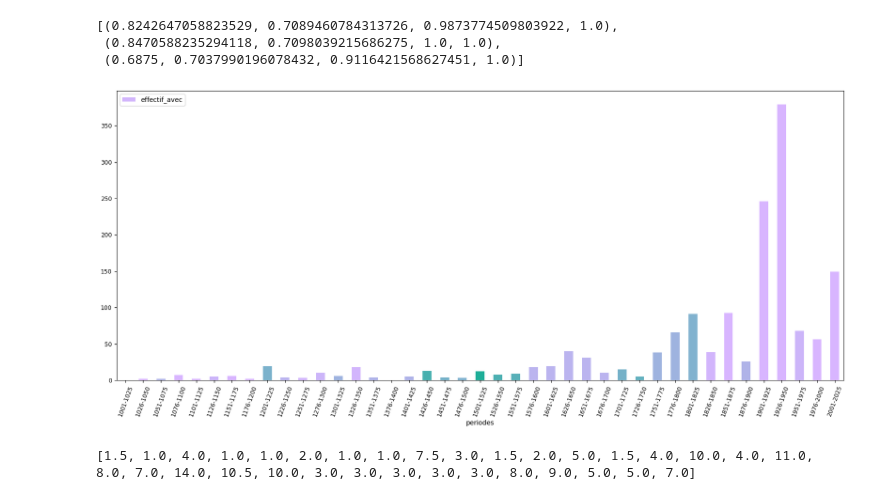
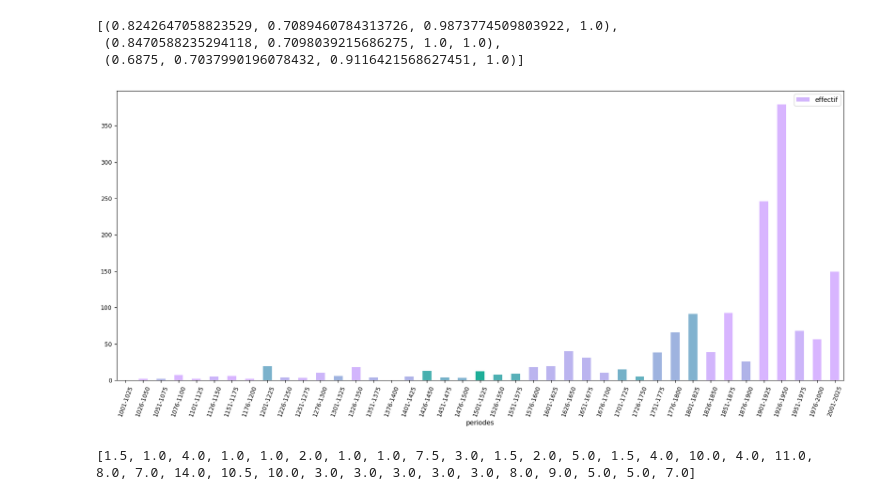
Before and after one commit to Sciences-historiques-numeriques/histoire_numerique_methodes, a Jupyter notebook: visualisation_exploration/wikidata_batailles.ipynb, the cells around one changed output. Saved outputs shown, nothing was run; the diff lists cells and outputs as text; code cells hidden in the pictures.

```diff
--- a/visualisation_exploration/wikidata_batailles.ipynb
+++ b/visualisation_exploration/wikidata_batailles.ipynb
@@ -714,6 +694,6 @@ cdf_b[(cdf_b['days_duration'] > 0)\
 ### Regrouper et compter par génération avec la fonction Pandas 'groupby' (équivalente à la précédente)
 # Pertinent en fonction de critères de domaine liés à l'âge
 avec_duration = pd.DataFrame(cdf_b[cdf_b.days_duration > 0].groupby('periodes').size())
-avec_duration.columns = ['effectif_avec']
+avec_duration.columns = ['effectif']
 avec_duration.tail()
 # %% [output]
@@ -786,13 +765,14 @@ colors[:3]
 # %%
 ### Documentation
 # https://pandas.pydata.org/pandas-docs/stable/reference/api/pandas.DataFrame.plot.bar.html
 ## pour les couleurs
 # https://stackoverflow.com/questions/60132409/use-a-third-column-of-values-to-map-a-color-gradient-to-a-plot-of-column-1-and-c
+# https://stackoverflow.com/questions/66716402/how-to-and-apply-custom-gradient-colormap-on-a-bar-chart
 
-ax = merged_median.plot.bar(rot=70, y='effectif_avec', fontsize=9, figsize=(20,8), color = colors)
+ax = merged_median.plot.bar(rot=70, y='effectif', fontsize=9, figsize=(20,8), color = colors)
 plt.show()
 # %% [output]
-[figure, old version]
+[figure, new version]
 # %%
 print(medians)
 # %% [output]
```
Also changed, not shown: parts of 57 cells of this notebook, 1 other file.
